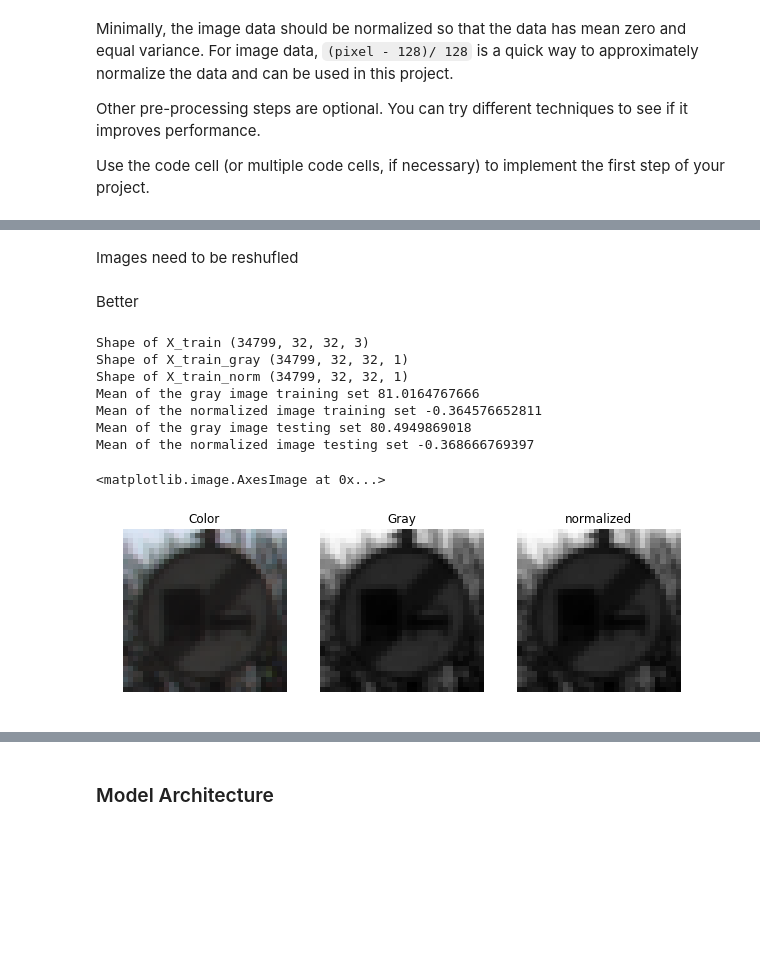
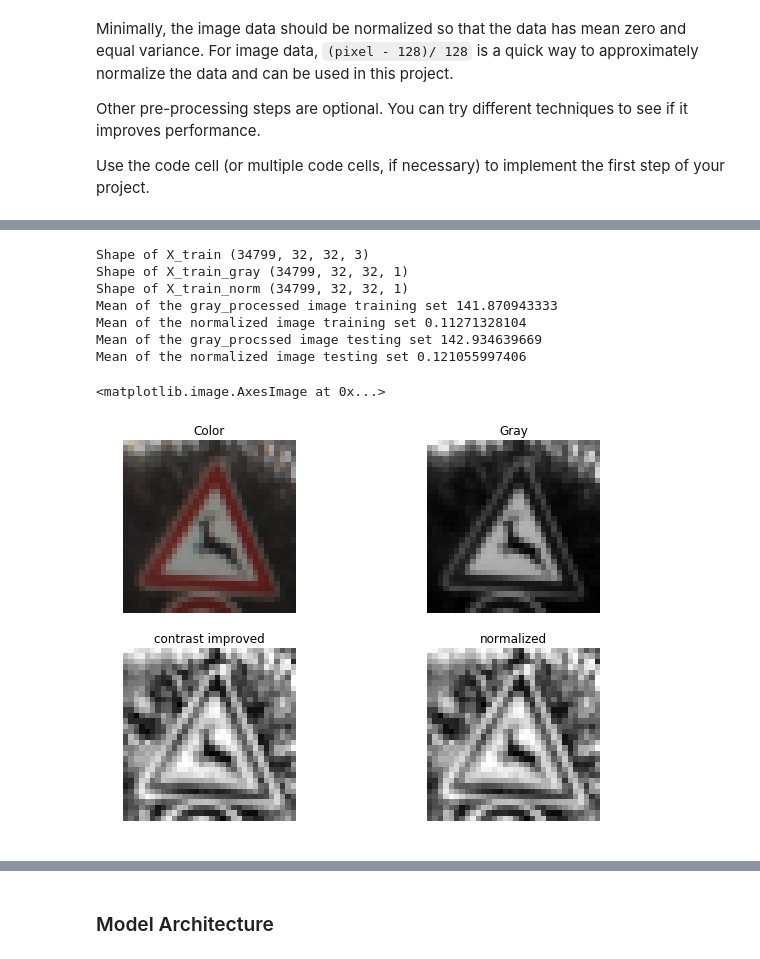
Before and after one commit to afourteia/CarND_Traffic_Sign_Classifier, a Jupyter notebook: Traffic_Sign_Classifier.ipynb, the cells around one changed output, grey strips where cells are left out. Saved outputs shown, nothing was run; the diff lists cells and outputs as text; code cells hidden in the pictures; blank space fills up the shorter version.

Commit message:
Changed Augmentation code. Added contrast equalizer. Valid Accry better than Training Accrcy

```diff
--- a/Traffic_Sign_Classifier.ipynb
+++ b/Traffic_Sign_Classifier.ipynb
@@ -130,12 +133,12 @@ The [Matplotlib](http://matplotlib.org/) [examples](http://matplotlib.org/exampl
 
 
 #DISPLAY 25 random images
-"""signimage = []
+signimage = []
 examples = plt.figure()
 examples.set_figwidth(10)
 examples.set_figheight(10)
 for i in range(25):
     img = examples.add_subplot(5, 5, i + 1)
     image = X_train[random.randint(0,len(X_train) - 1)].squeeze()
-    img.imshow(image)"""
+    img.imshow(image)
 # %% [output]
@@ -171,0 +220,7 @@ Here is an example of a [published baseline model on this problem](http://yann.l
+# %%
+## Shuffle the training dataset
+X_train, y_train = shuffle(X_train, y_train)
+X_valid, y_valid = shuffle(X_valid, y_valid)
+X_test, y_test = shuffle(X_test, y_test)
+
+view_images(X_train)
@@ -243,3 +354,0 @@ def view_images(image_set):
-# %% [markdown]
-
-Images need to be reshufled
@@ -250,51 +355,59 @@ X_train, y_train = shuffle(X_train, y_train)
-# %% [markdown]
-
-Better
 # %%
 X_train_gray = grayscale(X_train)
 X_test_gray = grayscale(X_test)
 X_valid_gray = grayscale(X_valid)
 
-X_train_norm = normalize_image(X_train_gray)
-X_test_norm = normalize_image(X_test_gray)
-X_valid_norm = normalize_image(X_valid_gray)
+
+X_train_gray_processed = clahe(X_train_gray)
+X_test_gray_processed = clahe(X_test_gray)
+X_valid_gray_processed = clahe(X_valid_gray)
+
+X_train_norm = normalize_image(X_train_gray_processed)
+X_test_norm = normalize_image(X_test_gray_processed)
+X_valid_norm = normalize_image(X_valid_gray_processed)
 
 # Print shapes
 print("Shape of X_train", X_train.shape)
 print("Shape of X_train_gray", X_train_gray.shape)
 print("Shape of X_train_norm", X_train_norm.shape)
 
 # Print mean
-print("Mean of the gray image training set", np.mean(X_train_gray))
+print("Mean of the gray_processed image training set", np.mean(X_train_gray_processed))
 print("Mean of the normalized image training set", np.mean(X_train_norm))
-print("Mean of the gray image testing set", np.mean(X_test_gray))
+print("Mean of the gray_procssed image testing set", np.mean(X_test_gray_processed))
 print("Mean of the normalized image testing set", np.mean(X_test_norm))
 
 # print a random image to compare the processed sets to the original
-fig, axs = plt.subplots(1,3, figsize=(10, 3))
+fig, axs = plt.subplots(2,2, figsize=(10, 7))
 axs = axs.ravel()
 i = random.randint(0,len(X_train) - 1)
+
 index = 0
 axs[index].axis('off')
 axs[index].set_title('Color')
 axs[index].imshow(X_train[i])
 
 index += 1
 axs[index].axis('off')
 axs[index].set_title('Gray')
 axs[index].imshow(X_train_gray[i].squeeze(), cmap='gray')
 
 index += 1
 axs[index].axis('off')
+axs[index].set_title('contrast improved')
+axs[index].imshow(X_train_gray_processed[i].squeeze(), cmap='gray')
+
+index += 1
+axs[index].axis('off')
 axs[index].set_title('normalized')
 axs[index].imshow(X_train_norm[i].squeeze(), cmap='gray')
 # %% [output]
 Shape of X_train (34799, 32, 32, 3)
 Shape of X_train_gray (34799, 32, 32, 1)
 Shape of X_train_norm (34799, 32, 32, 1)
-Mean of the gray image training set 81.0164767666
-Mean of the normalized image training set -0.364576652811
-Mean of the gray image testing set 80.4949869018
-Mean of the normalized image testing set -0.368666769397
+Mean of the gray_processed image training set 141.870943333
+Mean of the normalized image training set 0.11271328104
+Mean of the gray_procssed image testing set 142.934639669
+Mean of the normalized image testing set 0.121055997406
 <matplotlib.image.AxesImage at 0x...>
-[figure, old version]
+[figure, new version]
```
Also changed, not shown: parts of 25 cells of this notebook, 5 other files.
